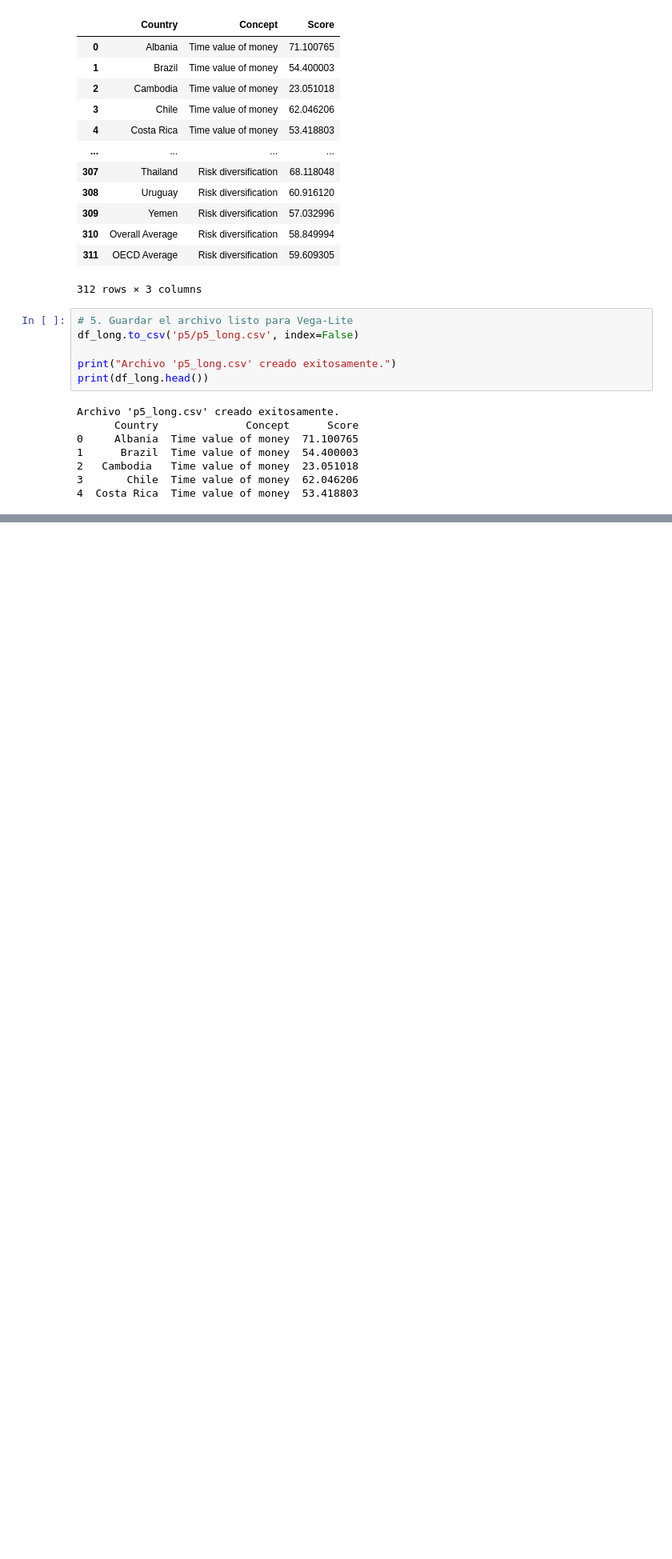
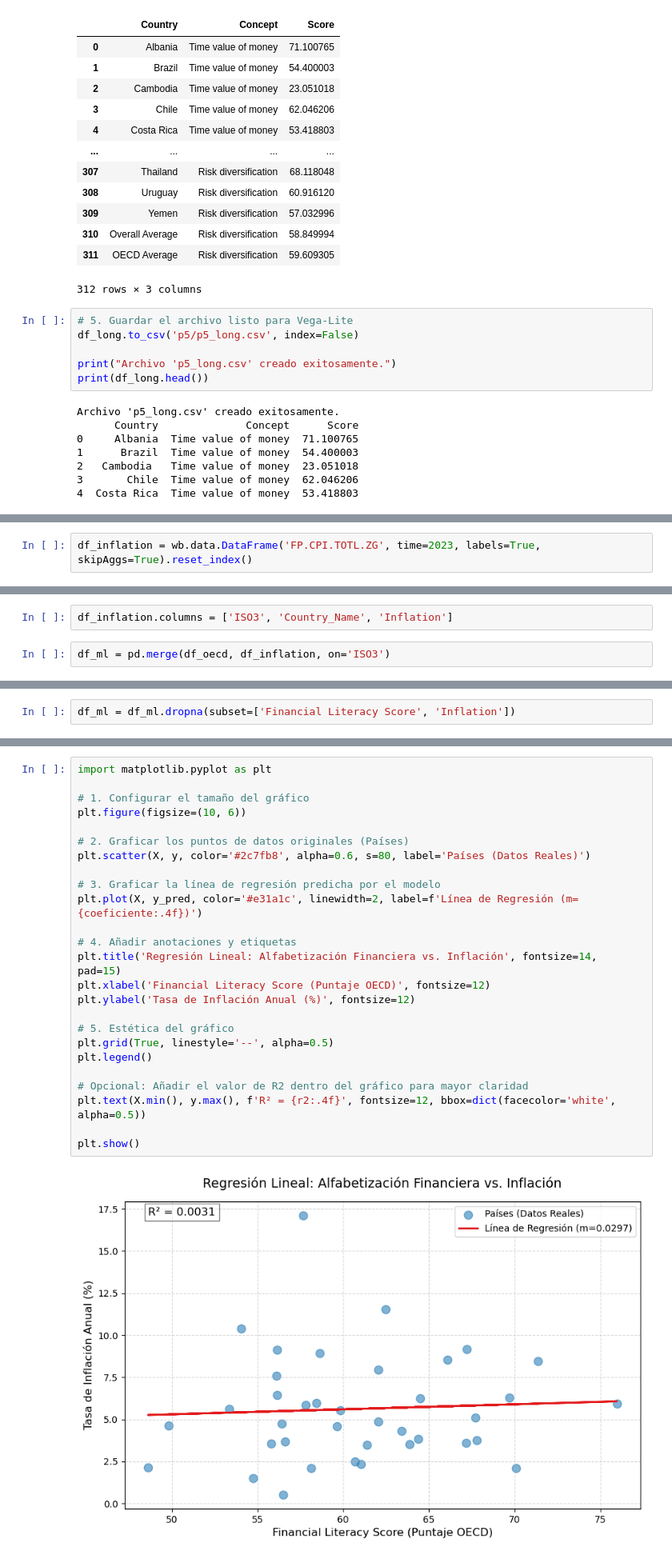
Before and after one commit to CarlosGV1208/CarlosGV1208.github.io, a Jupyter notebook: project/project.ipynb, the cells around one changed output, grey strips where cells are left out. Shown at 80% size. Drawn from its saved outputs; the diff is of its cells as text; blank space fills up the shorter version.

```diff
--- a/project/project.ipynb
+++ b/project/project.ipynb
@@ -440,0 +462,2 @@ Archivo 'p5_long.csv' creado exitosamente.
+# %%
+df_inflation = wb.data.DataFrame('FP.CPI.TOTL.ZG', time=2023, labels=True, skipAggs=True).reset_index()
@@ -440,0 +480,4 @@ Archivo 'p5_long.csv' creado exitosamente.
+# %%
+df_inflation.columns = ['ISO3', 'Country_Name', 'Inflation']
+# %%
+df_ml = pd.merge(df_oecd, df_inflation, on='ISO3')
@@ -440,0 +504,2 @@ Archivo 'p5_long.csv' creado exitosamente.
+# %%
+df_ml = df_ml.dropna(subset=['Financial Literacy Score', 'Inflation'])
@@ -440,0 +598,27 @@ Archivo 'p5_long.csv' creado exitosamente.
+# %%
+import matplotlib.pyplot as plt
+
+# 1. Configurar el tamaño del gráfico
+plt.figure(figsize=(10, 6))
+
+# 2. Graficar los puntos de datos originales (Países)
+plt.scatter(X, y, color='#2c7fb8', alpha=0.6, s=80, label='Países (Datos Reales)')
+
+# 3. Graficar la línea de regresión predicha por el modelo
+plt.plot(X, y_pred, color='#e31a1c', linewidth=2, label=f'Línea de Regresión (m={coeficiente:.4f})')
+
+# 4. Añadir anotaciones y etiquetas
+plt.title('Regresión Lineal: Alfabetización Financiera vs. Inflación', fontsize=14, pad=15)
+plt.xlabel('Financial Literacy Score (Puntaje OECD)', fontsize=12)
+plt.ylabel('Tasa de Inflación Anual (%)', fontsize=12)
+
+# 5. Estética del gráfico
+plt.grid(True, linestyle='--', alpha=0.5)
+plt.legend()
+
+# Opcional: Añadir el valor de R2 dentro del gráfico para mayor claridad
+plt.text(X.min(), y.max(), f'R² = {r2:.4f}', fontsize=12, bbox=dict(facecolor='white', alpha=0.5))
+
+plt.show()
+# %% [output]
+[figure, added]
```
Also changed, not shown: parts of 24 cells of this notebook, 1 other file.
